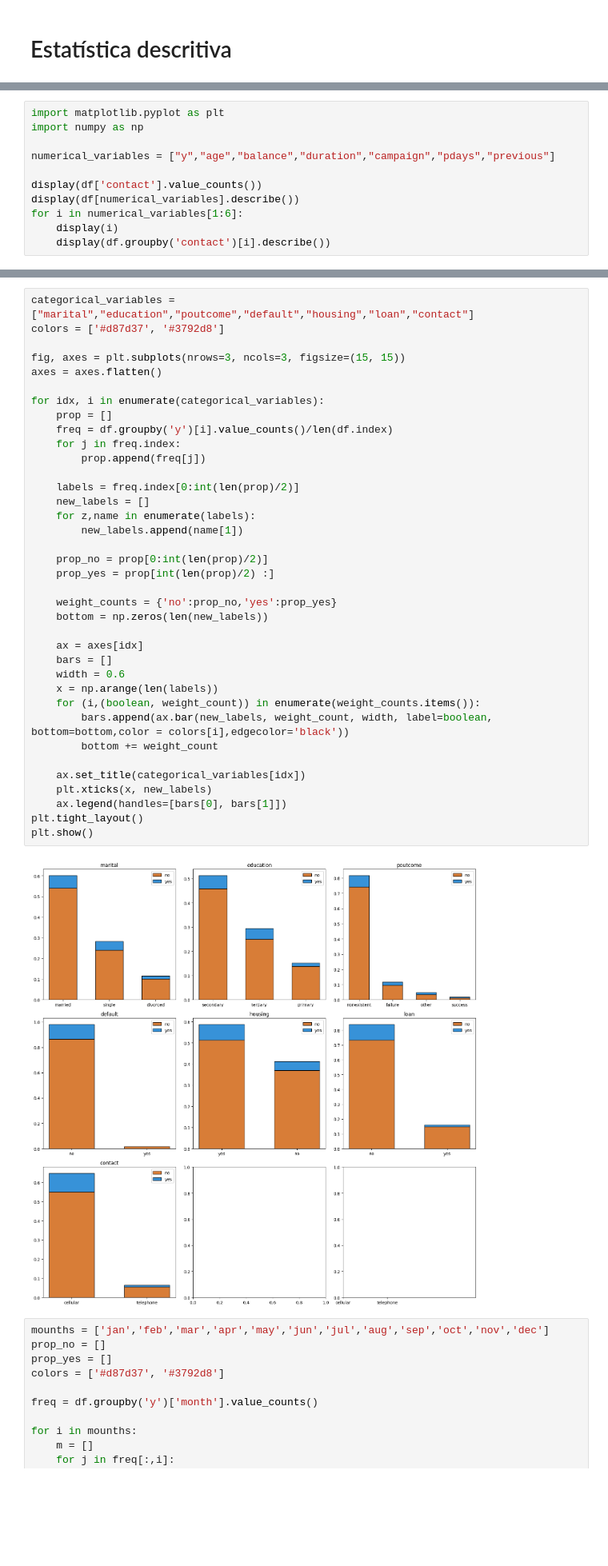
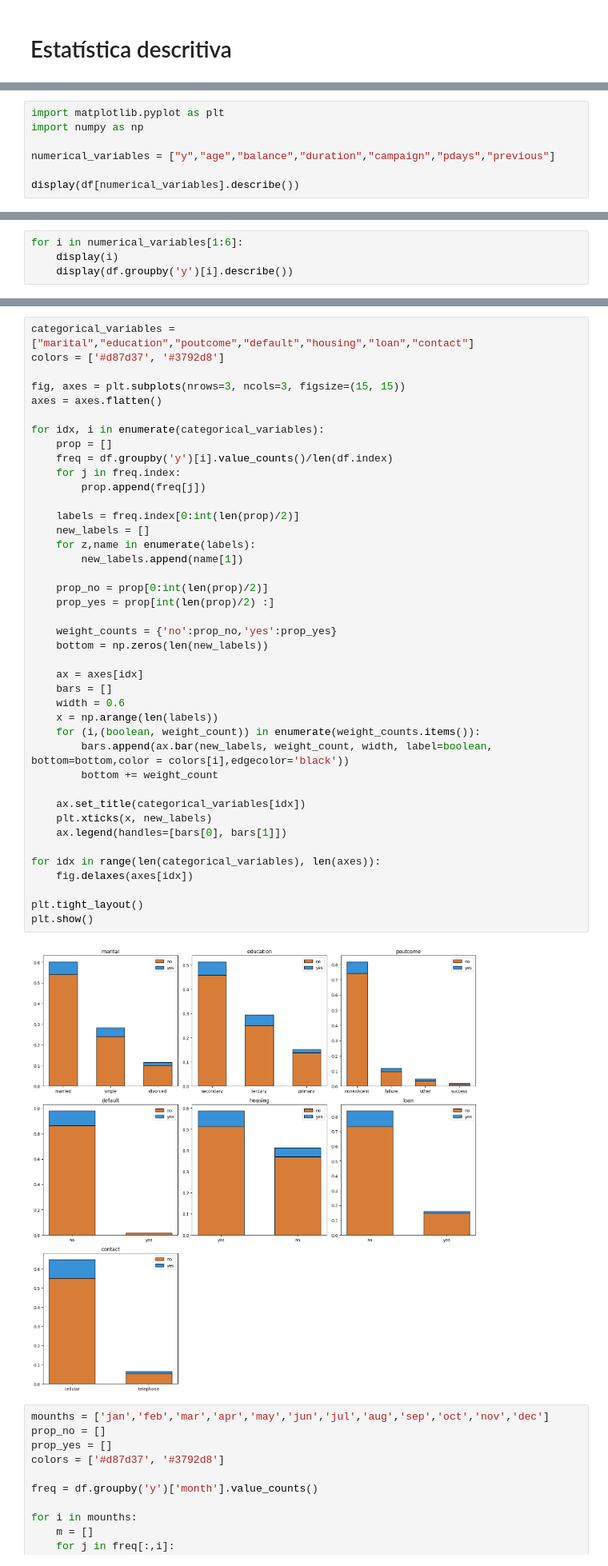
Before and after one commit to juliano-CN/analise-maketing-bancario, a Jupyter notebook: bank.ipynb, the cells around one changed output, grey strips where cells are left out. Shown at 80% size. Saved outputs shown, nothing was run; the diff lists cells and outputs as text; blank space fills up the shorter version.

```diff
--- a/bank.ipynb
+++ b/bank.ipynb
@@ -77,9 +78,5 @@ import numpy as np
 
 numerical_variables = ["y","age","balance","duration","campaign","pdays","previous"]
 
-display(df['contact'].value_counts())
 display(df[numerical_variables].describe())
-for i in numerical_variables[1:6]:
-    display(i)
-    display(df.groupby('contact')[i].describe())
 # %% [output]
@@ -123,0 +92,4 @@ Name: count, dtype: int64
+# %%
+for i in numerical_variables[1:6]:
+    display(i)
+    display(df.groupby('y')[i].describe())
@@ -132,34 +134,38 @@ for idx, i in enumerate(categorical_variables):
     prop = []
     freq = df.groupby('y')[i].value_counts()/len(df.index)
     for j in freq.index:
         prop.append(freq[j])
 
     labels = freq.index[0:int(len(prop)/2)]
     new_labels = []
     for z,name in enumerate(labels):
         new_labels.append(name[1])
 
     prop_no = prop[0:int(len(prop)/2)]
     prop_yes = prop[int(len(prop)/2) :]
 
     weight_counts = {'no':prop_no,'yes':prop_yes}
     bottom = np.zeros(len(new_labels))
 
     ax = axes[idx]
     bars = []
     width = 0.6
     x = np.arange(len(labels))
     for (i,(boolean, weight_count)) in enumerate(weight_counts.items()):
         bars.append(ax.bar(new_labels, weight_count, width, label=boolean, bottom=bottom,color = colors[i],edgecolor='black'))
         bottom += weight_count
 
     ax.set_title(categorical_variables[idx])
     plt.xticks(x, new_labels)
     ax.legend(handles=[bars[0], bars[1]])
+
+for idx in range(len(categorical_variables), len(axes)):
+    fig.delaxes(axes[idx])
+
 plt.tight_layout()
 plt.show()
 # %% [output]
-[figure, old version]
+[figure, new version]
 # %%
 mounths = ['jan','feb','mar','apr','may','jun','jul','aug','sep','oct','nov','dec']
 prop_no = []
```
Also changed, not shown: parts of 28 cells of this notebook, 2 other files.
